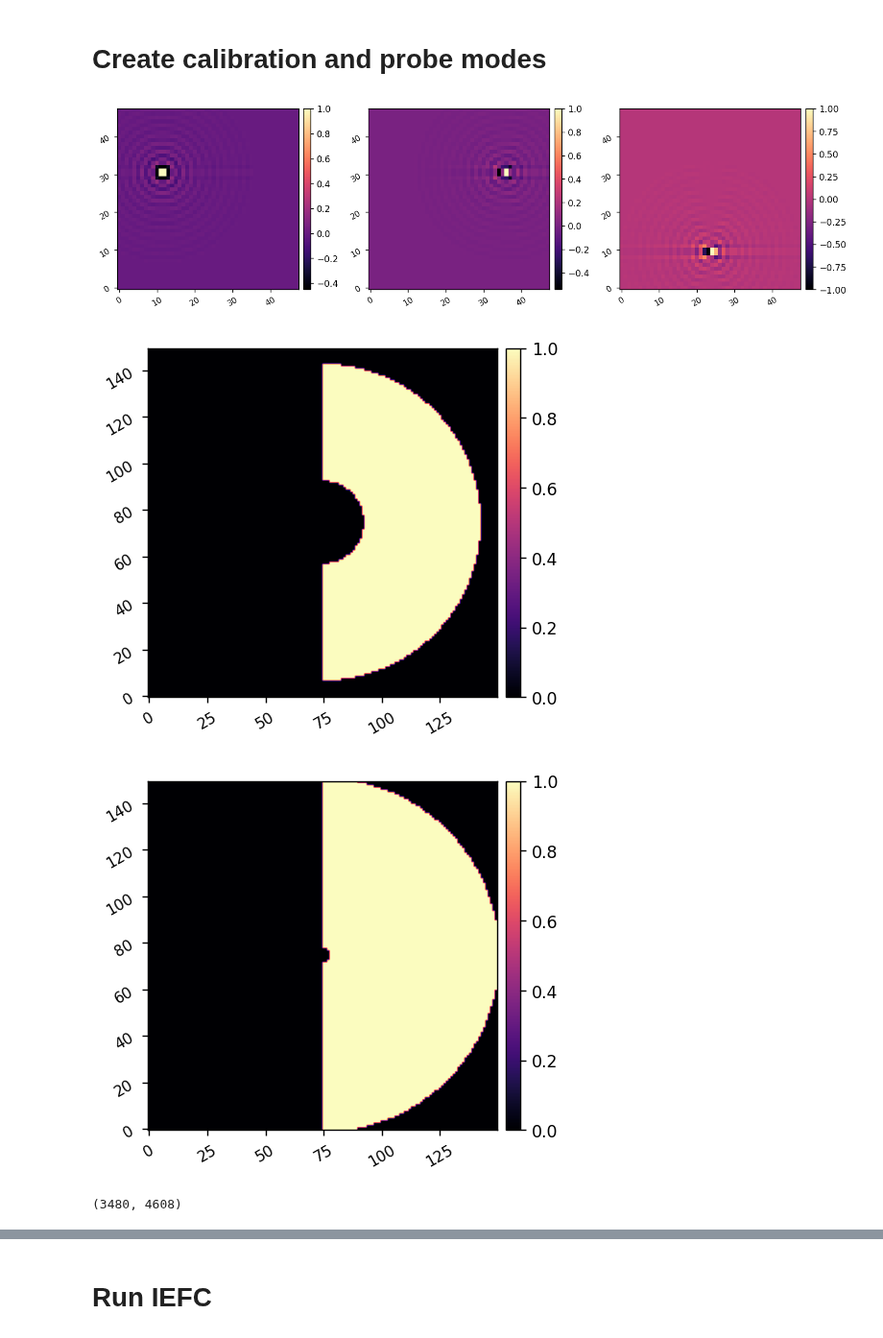
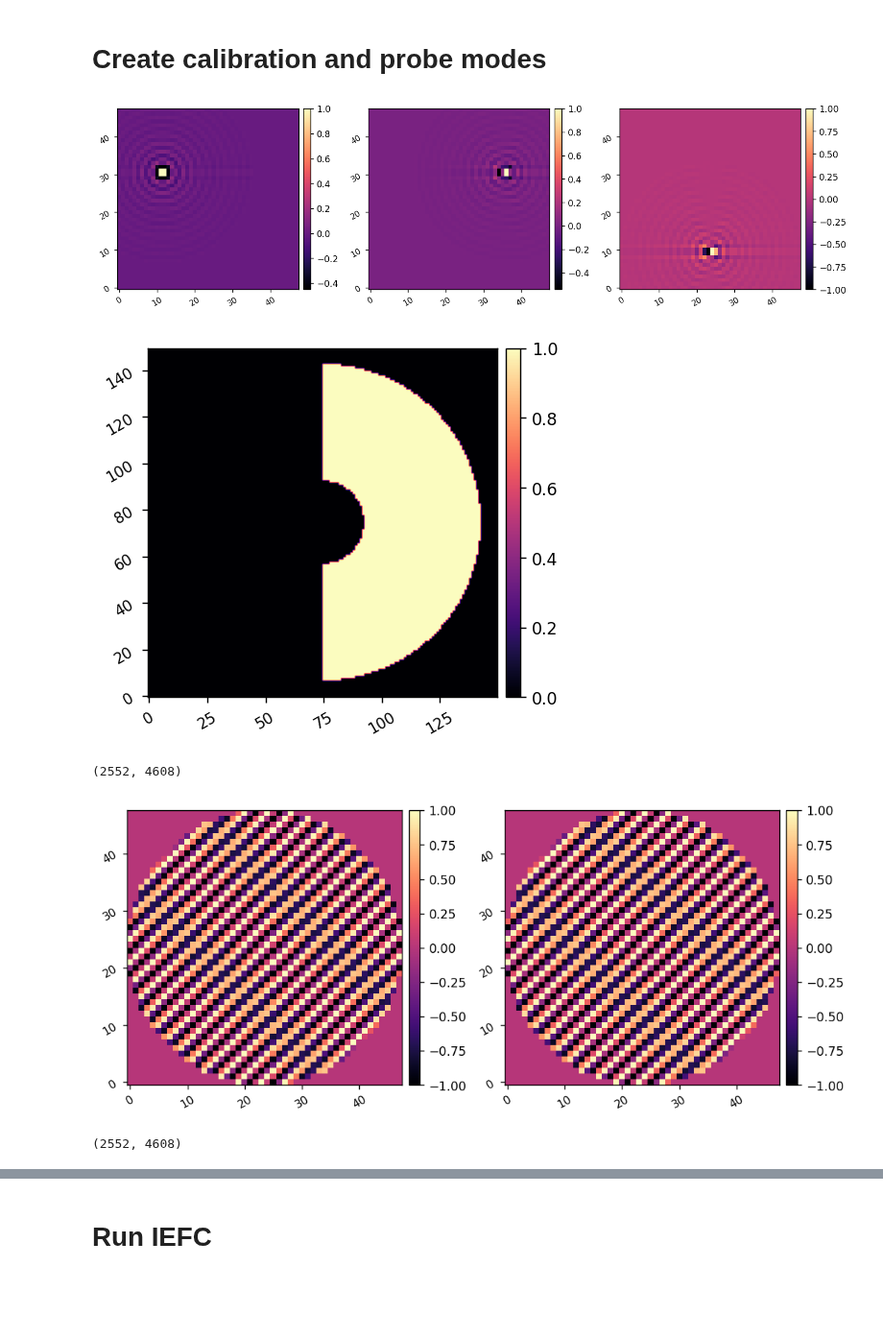
Before and after one commit to kian1377/roman-cgi-iefc, a Jupyter notebook: iefc_2dm_spc_wide_825_fourier_modes.ipynb, the cells around one changed output, grey strips where cells are left out. Shown at 96% size. Drawn from its saved outputs; the diff is of its cells as text; code cells hidden in the pictures; blank space fills up the shorter version.

```diff
--- a/iefc_2dm_spc_wide_825_fourier_modes.ipynb
+++ b/iefc_2dm_spc_wide_825_fourier_modes.ipynb
@@ -77,32 +80,33 @@ print(mean_ni)
 # %%
 probe_amp = 20e-9
 # probe_modes = utils.create_poke_probes([(10,34), (38,34), (24,10)], plot=True)
 # probe_modes = utils.create_poke_probes([(11,31), (36,31), (23,9)], plot=True)
 probe_modes = utils.create_fourier_probes(mode, control_mask, fourier_sampling=0.25,
                                           shift=[(-12,7), (12,7),(0,-14), (0,0)], nprobes=3,
                                           use_weighting=True)
 imshow3(probe_modes[0], probe_modes[1], probe_modes[2],)
 
 
 fourier_mask = utils.create_annular_focal_plane_mask(mode, inner_radius=5.4, outer_radius=20.6, edge=0, plot=True)
-fourier_mask = utils.create_annular_focal_plane_mask(mode, inner_radius=1, outer_radius=23, edge=0, plot=True)
+# fourier_mask = utils.create_annular_focal_plane_mask(mode, inner_radius=1, outer_radius=23, edge=0, plot=True)
 calib_modes, fs = utils.create_fourier_modes(mode, fourier_mask, fourier_sampling=1, ndms=2, return_fs=True)
 Nfourier = calib_modes.shape[0]//2
 print(calib_modes.shape)
 i = 100
 imshow2(calib_modes[i,:mode.Nact**2].reshape(mode.Nact,mode.Nact),
         calib_modes[i+Nfourier,mode.Nact**2:].reshape(mode.Nact,mode.Nact))
 
 patches = []
 for f in fs:
     center = (f[0], f[1])
     radius = 0.25
     patches.append(Circle(center, radius, fill=True, color='g'))
 print(calib_modes.shape)
 imshow2(calib_modes[1, :mode.Nact**2].reshape(mode.Nact,mode.Nact), control_mask,
              patches2=patches, pxscl2=mode.psf_pixelscale_lamD)
 # %% [output]
 [figure]
 [figure]
+(2552, 4608)
-[figure, old version]
+[figure, new version]
-(3480, 4608)
+(2552, 4608)
```
Also changed, not shown: parts of 9 cells of this notebook, 12 other files.
